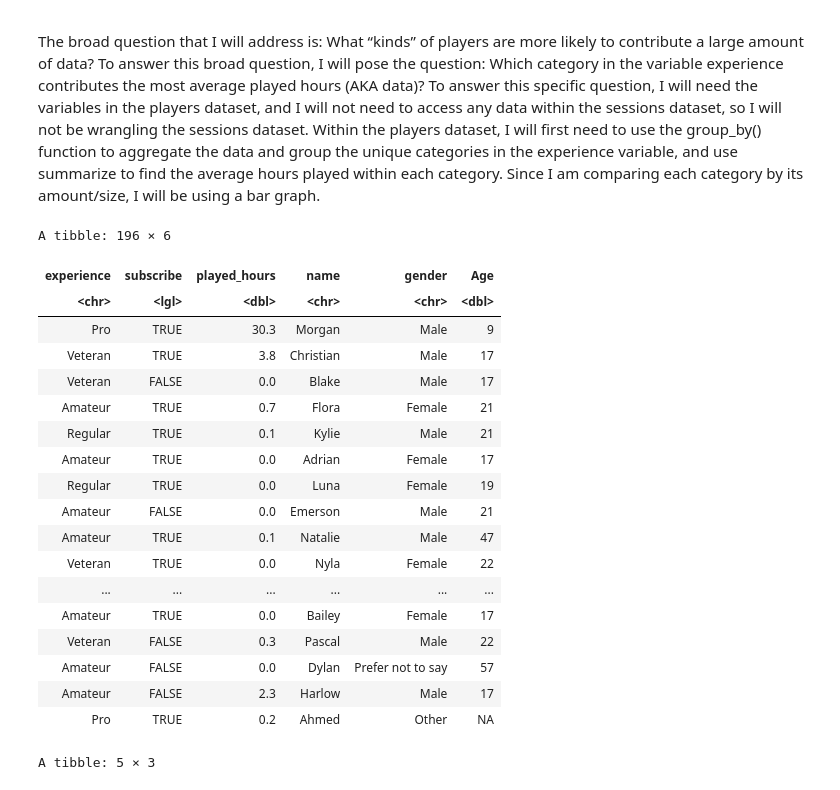
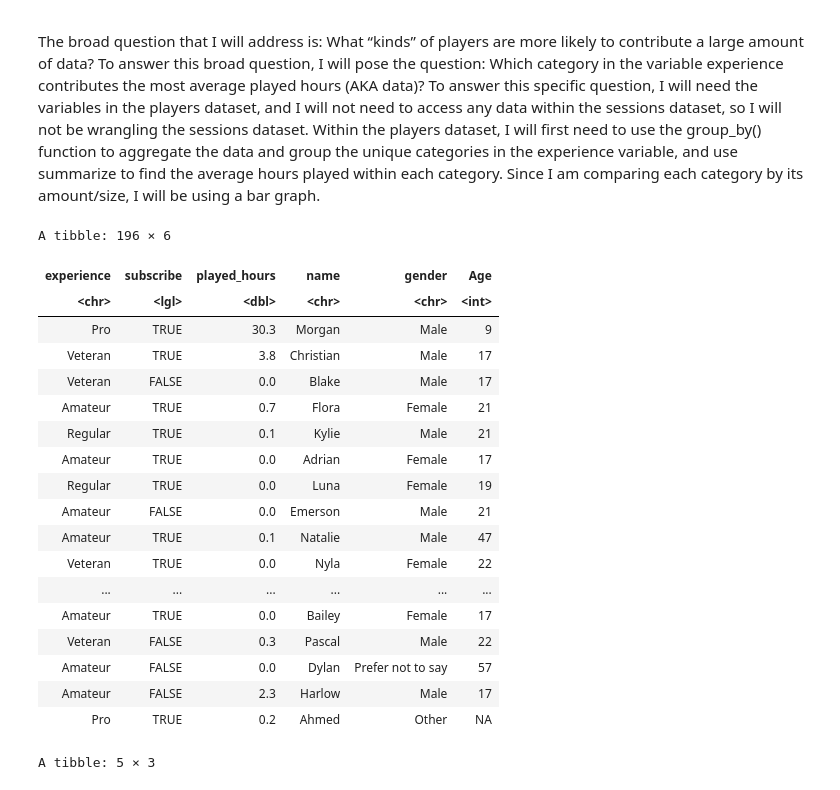
Before and after one commit to lhuang67/7-Lynn-Huang, a Jupyter notebook: MINECRAFT.ipynb, the cells around one changed output. Saved outputs shown, nothing was run; the diff lists cells and outputs as text; code cells hidden in the pictures.

```diff
--- a/MINECRAFT.ipynb
+++ b/MINECRAFT.ipynb
@@ -199,15 +211,17 @@ Which category in the variable experience contributes the most average played ho
 To answer this specific question, I will need the variables in the players dataset, and I will not need to access any data within the sessions dataset, so I will not be wrangling the sessions dataset. Within the players dataset, I will first need to use the group_by() function to aggregate the data and group the unique categories in the experience variable, and use summarize to find the average hours played within each category. Since I am comparing each category by its amount/size, I will be using a bar graph.
 # %%
 #The Player dataset is already tidy since each variable is a single column, each observation is a single row, and each value is in a single
-# cell. The variables that are irrelevant to us in this dataset is the hashedEmail column, as it is not helpful in predicting anything, so we will cull
+# cell. The variable that is irrelevant to us in this dataset is the hashedEmail column, as it is not helpful in predicting anything, so we will cull
 # that column
+# I will also change the Data type of Age to Integer, because Age is not generally a decimal.
 
-players_cull <- select(players_data, -hashedEmail)
+players_cull <- select(players_data, -hashedEmail) |>
+mutate(Age = as.integer(Age))
 players_cull
 # %% [output]
 A tibble: 196 × 6
 | experience | subscribe | played_hours | name | gender | Age |
-| <chr> | <lgl> | <dbl> | <chr> | <chr> | <dbl> |
+| <chr> | <lgl> | <dbl> | <chr> | <chr> | <int> |
 | Pro | TRUE | 30.3 | Morgan | Male | 9 |
 | Veteran | TRUE | 3.8 | Christian | Male | 17 |
 | Veteran | FALSE | 0.0 | Blake | Male | 17 |
```
Also changed, not shown: parts of 2 cells of this notebook.
